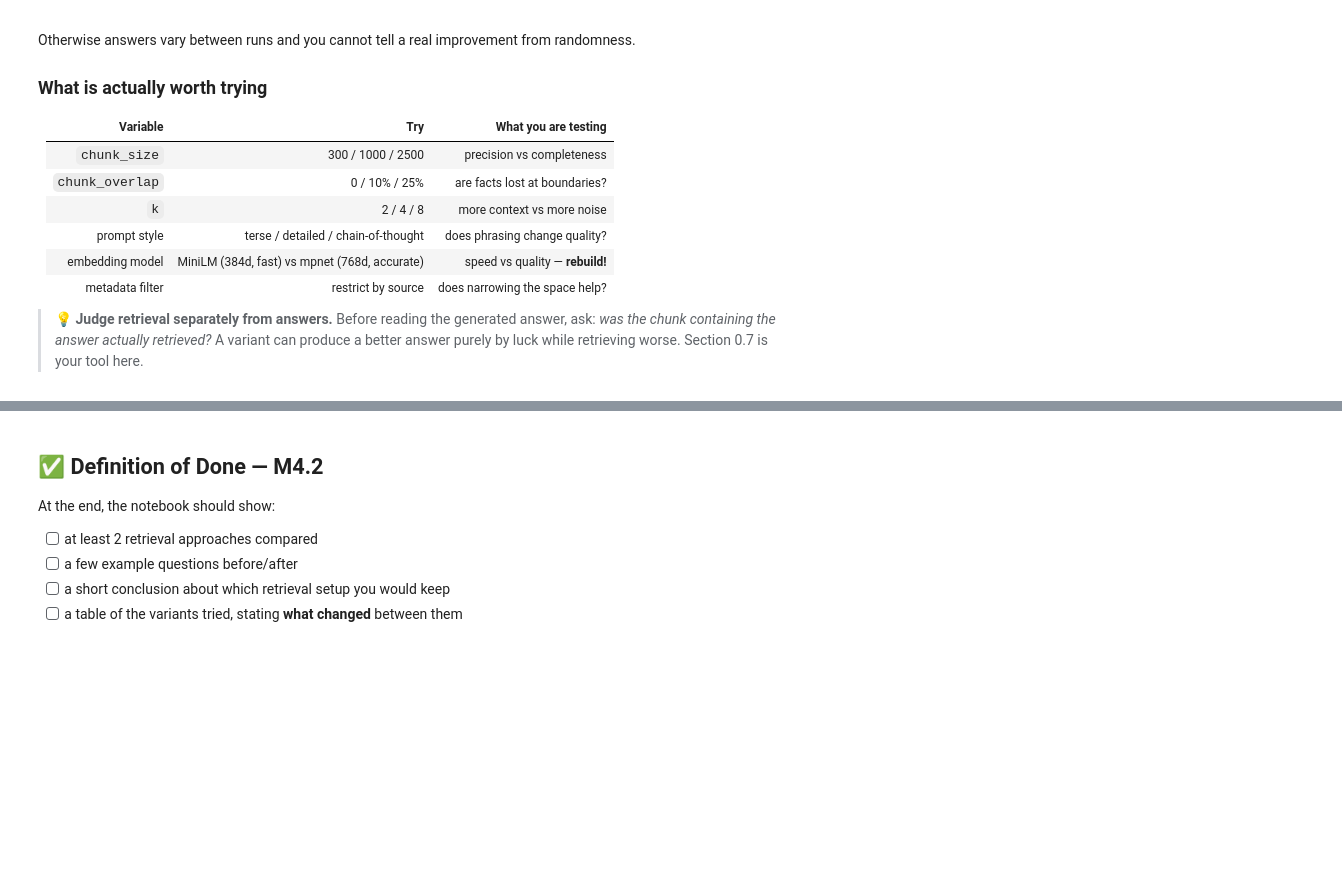
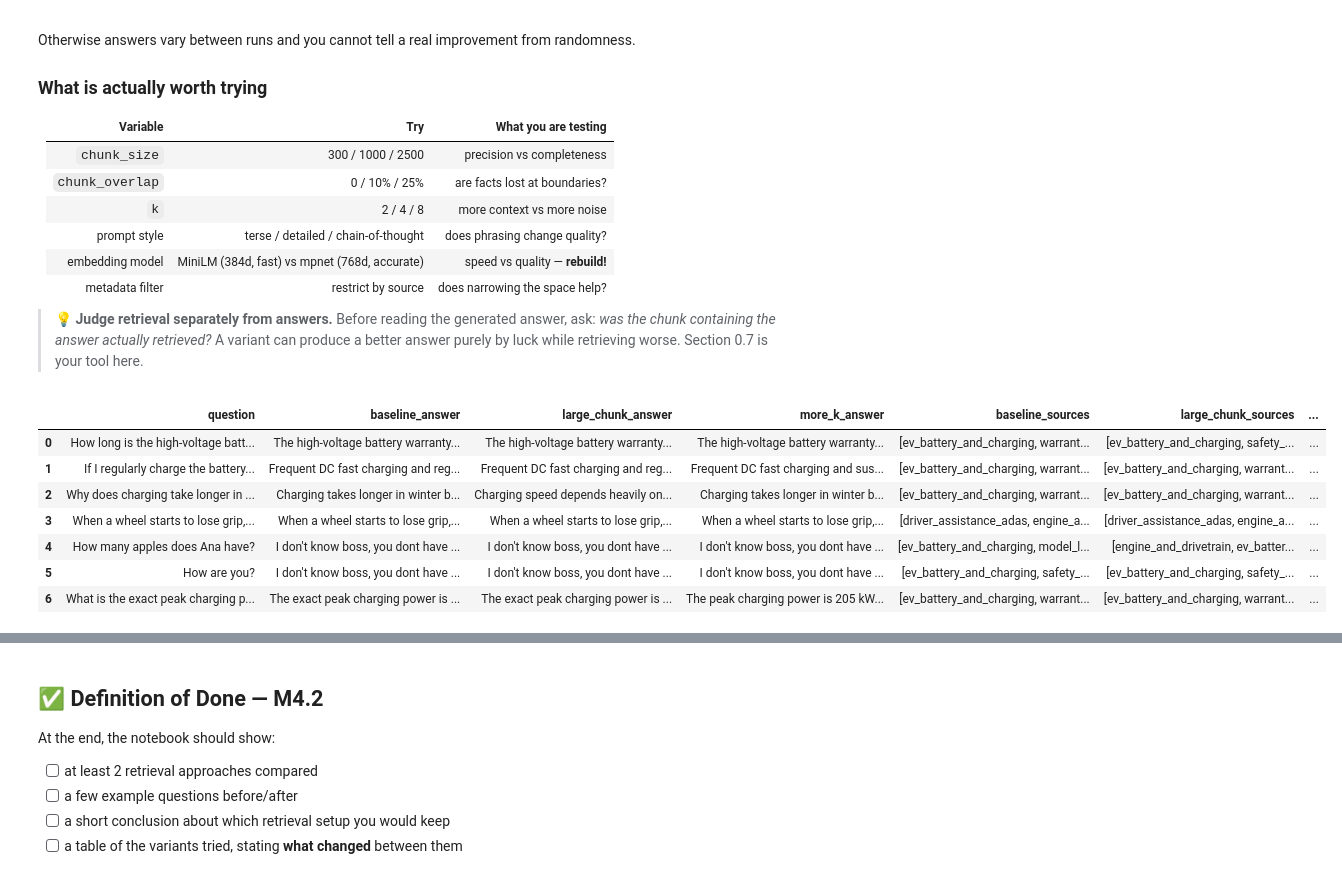
Before and after one commit to kovexison/Practica-AI, a Jupyter notebook: 04-RAG/simple_RAG.ipynb, the cells around one changed output, grey strips where cells are left out. Saved outputs shown, nothing was run; the diff lists cells and outputs as text; code cells hidden in the pictures; blank space fills up the shorter version.

```diff
--- a/04-RAG/simple_RAG.ipynb
+++ b/04-RAG/simple_RAG.ipynb
@@ -1213,8 +1231,76 @@ def run_variant(name, chunk_size, chunk_overlap, k, embedding_model=None, prompt
+# %%
+# 🔧 YOUR TURN — Step 3: run at least two variants
+#
+# TODO 3a: run a baseline (your Part 1 settings)
+# TODO 3b: run at least one variant changing exactly ONE thing
+# TODO 3c: (optional) more variants — one changed variable each
+
+baseline=run_variant("baseline", chunk_size=500, chunk_overlap=75, k=4) #part 1 config
+large_chunk=run_variant("large chunk variant", chunk_size=1500, chunk_overlap=75, k=4)# chunk size modified
+more_k=run_variant("more_k", chunk_size=500, chunk_overlap=75, k=10)# k modified
+
+variants=[baseline, large_chunk, more_k]
 # %%
 # 🔧 YOUR TURN — Step 4: compare them side by side
 #
 # TODO 4a: build a table: question | variant A answer | variant B answer
 # TODO 4b: add a column for whether the RIGHT source was retrieved in each case
 # TODO 4c: pick 2-3 questions where the variants disagree most and look closely at why
+rows=[]
+EXPECTED_SOURCE = [
+    "warranty_and_faq",
+    "warranty_and_faq",
+    "ev_battery_and_charging",
+    "safety_systems",
+    None,
+    None,
+    "ev_battery_and_charging",
+]
+for i in range(len(EVAL_QUESTIONS)):
+    question=EVAL_QUESTIONS[i]
+    expected=EXPECTED_SOURCE[i]
+    baseline_ans=baseline["results"][i]["answer"]
+    large_chunk_ans=large_chunk["results"][i]["answer"]
+    more_k_ans=more_k["results"][i]["answer"]
+
+    baseline_sources=baseline["results"][i]["sources"]
+    large_chunk_sources=large_chunk["results"][i]["sources"]
+    more_k_sources=more_k["results"][i]["sources"]
+
+    if expected:
+        baseline_correct = expected in baseline_sources
+        large_chunk_correct = expected in large_chunk_sources
+        more_k_correct = expected in more_k_sources
+    else:
+        baseline_correct = "I don't know" in baseline_ans
+        large_chunk_correct = "I don't know" in large_chunk_ans
+        more_k_correct = "I don't know" in more_k_ans
+
+
+    rows.append({
+        "question": question,
+        "baseline_answer": baseline_ans,
+        "large_chunk_answer": large_chunk_ans,
+        "more_k_answer": more_k_ans,
+        "baseline_sources": baseline_sources,
+        "large_chunk_sources": large_chunk_sources,
+        "more_k_sources": more_k_sources,
+        "baseline_correct": baseline_correct,
+        "large_chunk_correct": large_chunk_correct,
+        "more_k_correct": more_k_correct,
+    })
+comparison_df=pd.DataFrame(rows)
+pd.set_option('display.max_colwidth', None)
+comparison_df
+
 #
 # Hint: pandas DataFrames render nicely in notebooks.
+# %% [output]
+|  | question | baseline_answer | large_chunk_answer | more_k_answer | baseline_sources | large_chunk_sources | ... |
+| 0 | How long is the high-voltage batt... | The high-voltage battery warranty... | The high-voltage battery warranty... | The high-voltage battery warranty... | [ev_battery_and_charging, warrant... | [ev_battery_and_charging, safety_... | ... |
+| 1 | If I regularly charge the battery... | Frequent DC fast charging and reg... | Frequent DC fast charging and reg... | Frequent DC fast charging and sus... | [ev_battery_and_charging, warrant... | [ev_battery_and_charging, warrant... | ... |
+| 2 | Why does charging take longer in ... | Charging takes longer in winter b... | Charging speed depends heavily on... | Charging takes longer in winter b... | [ev_battery_and_charging, warrant... | [ev_battery_and_charging, warrant... | ... |
+| 3 | When a wheel starts to lose grip,... | When a wheel starts to lose grip,... | When a wheel starts to lose grip,... | When a wheel starts to lose grip,... | [driver_assistance_adas, engine_a... | [driver_assistance_adas, engine_a... | ... |
+| 4 | How many apples does Ana have? | I don't know boss, you dont have ... | I don't know boss, you dont have ... | I don't know boss, you dont have ... | [ev_battery_and_charging, model_l... | [engine_and_drivetrain, ev_batter... | ... |
+| 5 | How are you? | I don't know boss, you dont have ... | I don't know boss, you dont have ... | I don't know boss, you dont have ... | [ev_battery_and_charging, safety_... | [ev_battery_and_charging, safety_... | ... |
+| 6 | What is the exact peak charging p... | The exact peak charging power is ... | The exact peak charging power is ... | The peak charging power is 205 kW... | [ev_battery_and_charging, warrant... | [ev_battery_and_charging, warrant... | ... |
```
Also changed, not shown: parts of 14 cells of this notebook.
